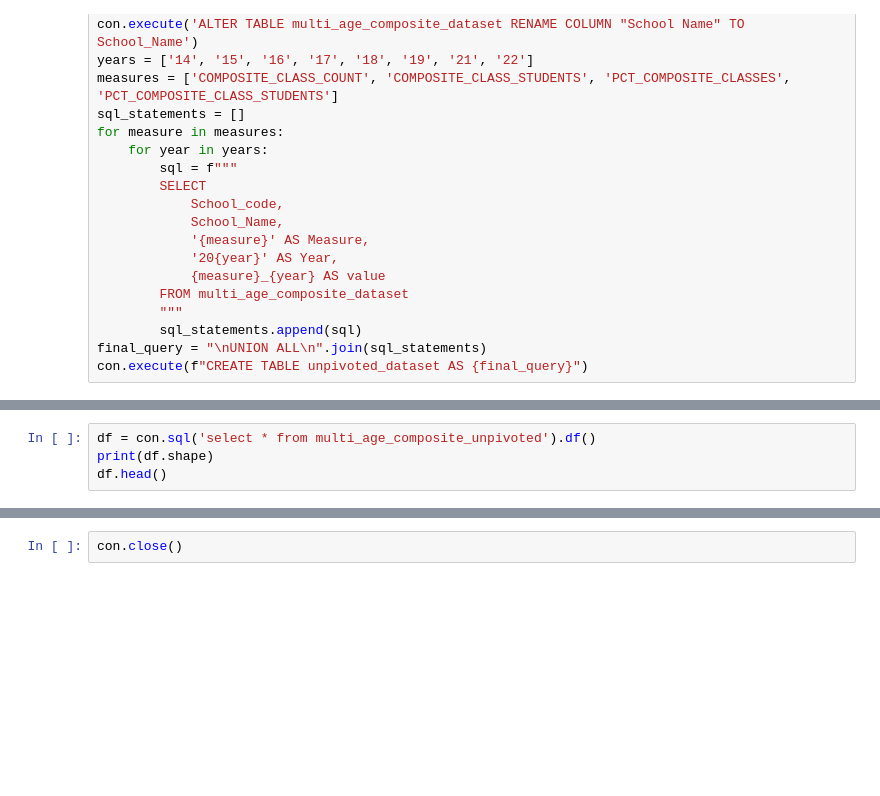
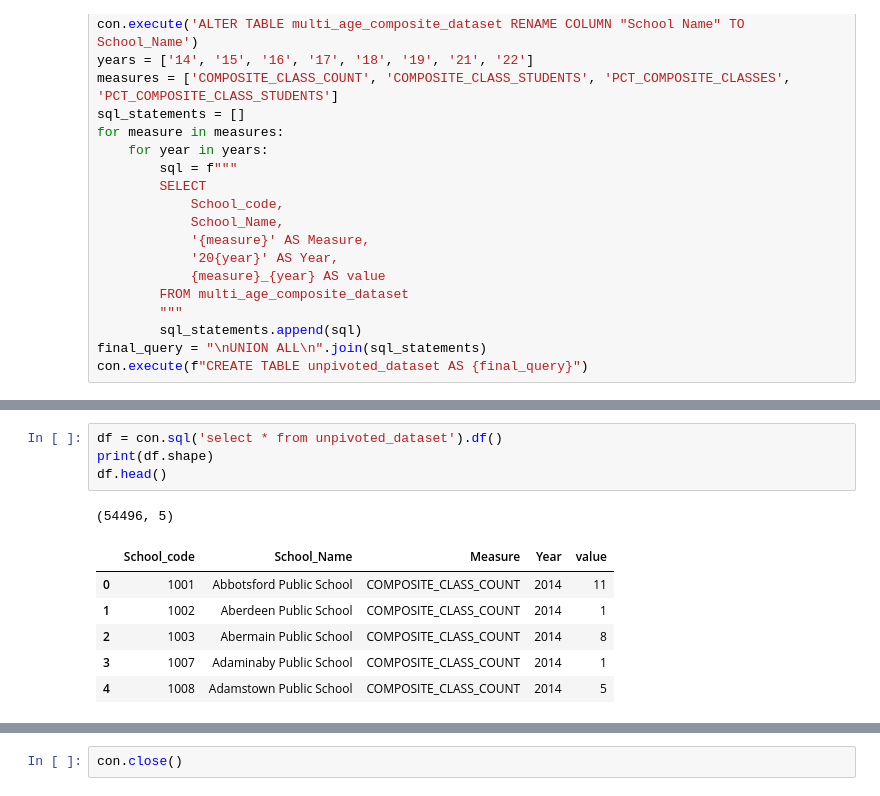
Before and after one commit to kaosarul/nsw_doe_data_case_study, a Jupyter notebook: analysis/analysis-jupyter/data_modelling.ipynb, the cells around one changed output, grey strips where cells are left out. Cells and saved outputs as stored; diff of their text form; blank space fills up the shorter version.

Commit message:
table name and field data type changed

```diff
--- a/analysis/analysis-jupyter/data_modelling.ipynb
+++ b/analysis/analysis-jupyter/data_modelling.ipynb
@@ -52,7 +60,15 @@ df.head()
 # %%
-df = con.sql('select * from multi_age_composite_unpivoted').df()
+df = con.sql('select * from unpivoted_dataset').df()
 print(df.shape)
 df.head()
+# %% [output]
+(54496, 5)
+|  | School_code | School_Name | Measure | Year | value |
+| 0 | 1001 | Abbotsford Public School | COMPOSITE_CLASS_COUNT | 2014 | 11 |
+| 1 | 1002 | Aberdeen Public School | COMPOSITE_CLASS_COUNT | 2014 | 1 |
+| 2 | 1003 | Abermain Public School | COMPOSITE_CLASS_COUNT | 2014 | 8 |
+| 3 | 1007 | Adaminaby Public School | COMPOSITE_CLASS_COUNT | 2014 | 1 |
+| 4 | 1008 | Adamstown Public School | COMPOSITE_CLASS_COUNT | 2014 | 5 |
 # %%
 profile = ProfileReport(df, title="Example Profiling Report")
 profile
```
Also changed, not shown: parts of 2 cells of this notebook.
